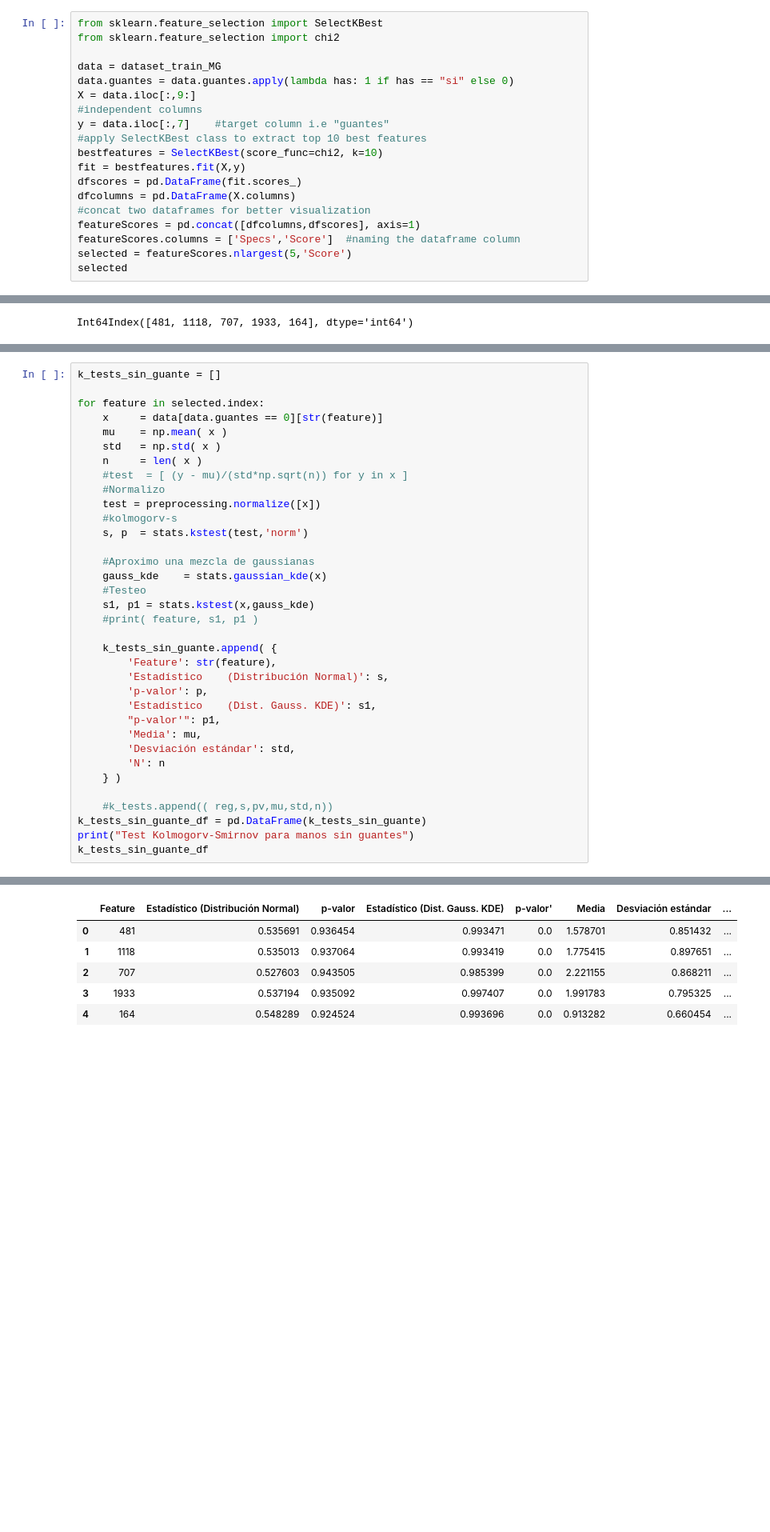
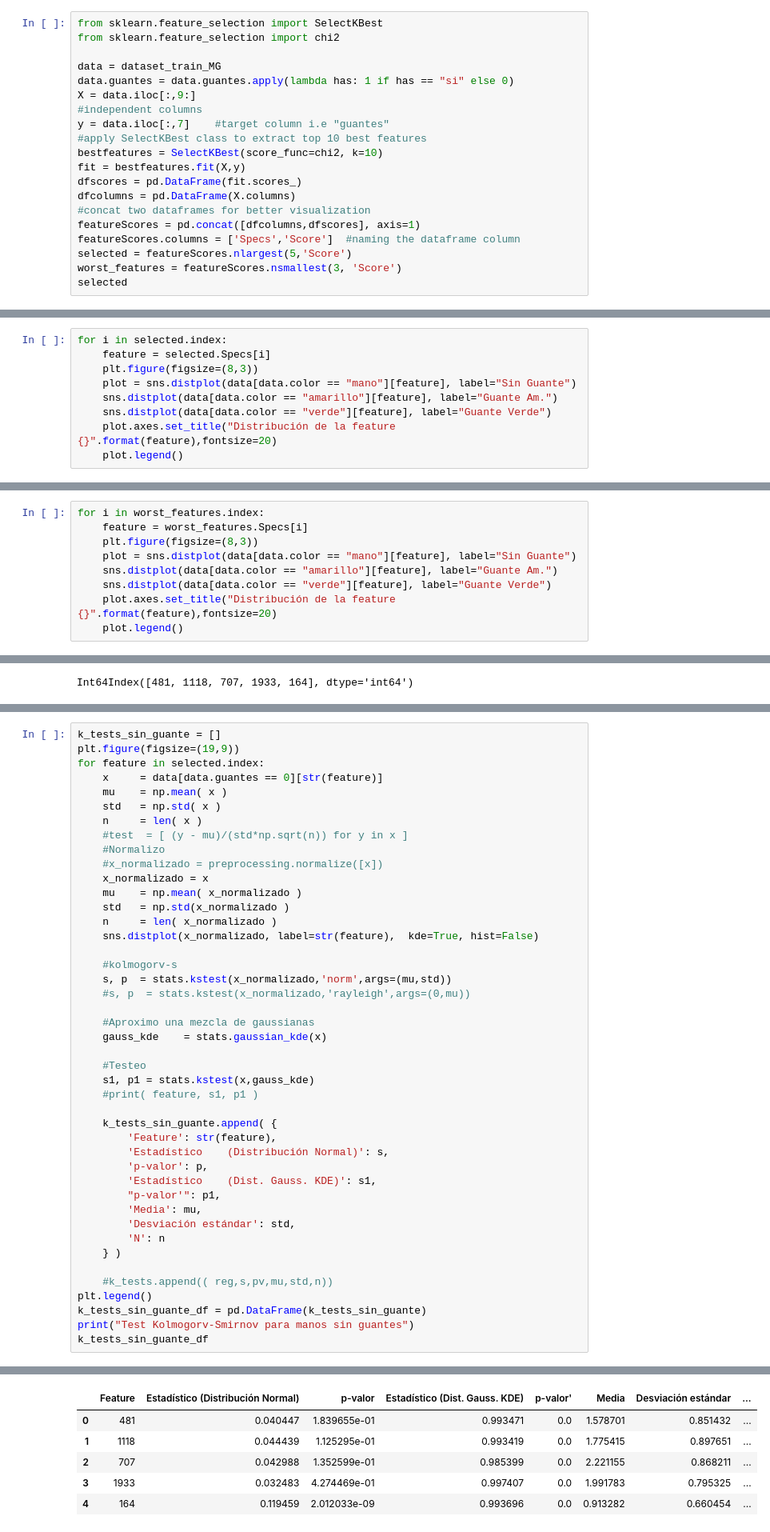
Before and after one commit to leorodriguez/mentoria-diplodatos-grupo2, a Jupyter notebook: mentoria_grupo2_entrega1.ipynb, the cells around one changed output, grey strips where cells are left out. Shown at 80% size. Drawn from its saved outputs; the diff is of its cells as text; blank space fills up the shorter version.

```diff
--- a/mentoria_grupo2_entrega1.ipynb
+++ b/mentoria_grupo2_entrega1.ipynb
@@ -177,6 +224,7 @@ dfcolumns = pd.DataFrame(X.columns)
 featureScores = pd.concat([dfcolumns,dfscores], axis=1)
 featureScores.columns = ['Specs','Score']  #naming the dataframe column
 selected = featureScores.nlargest(5,'Score')
+worst_features = featureScores.nsmallest(3, 'Score')
 selected
 # %% [output]
 |  | Specs | Score |
@@ -249,0 +298,9 @@ data[["filename"]].groupby(data.color).count()
+# %%
+for i in selected.index:
+    feature = selected.Specs[i]
+    plt.figure(figsize=(8,3))
+    plot = sns.distplot(data[data.color == "mano"][feature], label="Sin Guante")
+    sns.distplot(data[data.color == "amarillo"][feature], label="Guante Am.")
+    sns.distplot(data[data.color == "verde"][feature], label="Guante Verde")
+    plot.axes.set_title("Distribución de la feature {}".format(feature),fontsize=20)
+    plot.legend()
@@ -249,0 +315,9 @@ data[["filename"]].groupby(data.color).count()
+# %%
+for i in worst_features.index:
+    feature = worst_features.Specs[i]
+    plt.figure(figsize=(8,3))
+    plot = sns.distplot(data[data.color == "mano"][feature], label="Sin Guante")
+    sns.distplot(data[data.color == "amarillo"][feature], label="Guante Am.")
+    sns.distplot(data[data.color == "verde"][feature], label="Guante Verde")
+    plot.axes.set_title("Distribución de la feature {}".format(feature),fontsize=20)
+    plot.legend()
@@ -357,43 +437,52 @@ Int64Index([481, 1118, 707, 1933, 164], dtype='int64')
 # %%
 k_tests_sin_guante = []
-
+plt.figure(figsize=(19,9))
 for feature in selected.index:
     x     = data[data.guantes == 0][str(feature)]
     mu    = np.mean( x )
     std   = np.std( x )
     n     = len( x )
     #test  = [ (y - mu)/(std*np.sqrt(n)) for y in x ]
     #Normalizo
-    test = preprocessing.normalize([x])
+    #x_normalizado = preprocessing.normalize([x])
+    x_normalizado = x
+    mu    = np.mean( x_normalizado )
+    std   = np.std(x_normalizado )
+    n     = len( x_normalizado )
+    sns.distplot(x_normalizado, label=str(feature),  kde=True, hist=False)
+
     #kolmogorv-s
-    s, p  = stats.kstest(test,'norm')
+    s, p  = stats.kstest(x_normalizado,'norm',args=(mu,std))
+    #s, p  = stats.kstest(x_normalizado,'rayleigh',args=(0,mu))
 
     #Aproximo una mezcla de gaussianas
     gauss_kde    = stats.gaussian_kde(x)
+
     #Testeo
     s1, p1 = stats.kstest(x,gauss_kde)
     #print( feature, s1, p1 )
 
     k_tests_sin_guante.append( {
         'Feature': str(feature),
         'Estadístico    (Distribución Normal)': s,
         'p-valor': p,
         'Estadístico    (Dist. Gauss. KDE)': s1,
         "p-valor'": p1,
         'Media': mu,
         'Desviación estándar': std,
         'N': n
     } )
 
     #k_tests.append(( reg,s,pv,mu,std,n))
+plt.legend()
 k_tests_sin_guante_df = pd.DataFrame(k_tests_sin_guante)
 print("Test Kolmogorv-Smirnov para manos sin guantes")
 k_tests_sin_guante_df
 # %% [output]
 Test Kolmogorv-Smirnov para manos sin guantes
 |  | Feature | Estadístico (Distribución Normal) | p-valor | Estadístico (Dist. Gauss. KDE) | p-valor' | Media | Desviación estándar | ... |
-| 0 | 481 | 0.535691 | 0.936454 | 0.993471 | 0.0 | 1.578701 | 0.851432 | ... |
-| 1 | 1118 | 0.535013 | 0.937064 | 0.993419 | 0.0 | 1.775415 | 0.897651 | ... |
-| 2 | 707 | 0.527603 | 0.943505 | 0.985399 | 0.0 | 2.221155 | 0.868211 | ... |
-| 3 | 1933 | 0.537194 | 0.935092 | 0.997407 | 0.0 | 1.991783 | 0.795325 | ... |
-| 4 | 164 | 0.548289 | 0.924524 | 0.993696 | 0.0 | 0.913282 | 0.660454 | ... |
+| 0 | 481 | 0.040447 | 1.839655e-01 | 0.993471 | 0.0 | 1.578701 | 0.851432 | ... |
+| 1 | 1118 | 0.044439 | 1.125295e-01 | 0.993419 | 0.0 | 1.775415 | 0.897651 | ... |
+| 2 | 707 | 0.042988 | 1.352599e-01 | 0.985399 | 0.0 | 2.221155 | 0.868211 | ... |
+| 3 | 1933 | 0.032483 | 4.274469e-01 | 0.997407 | 0.0 | 1.991783 | 0.795325 | ... |
+| 4 | 164 | 0.119459 | 2.012033e-09 | 0.993696 | 0.0 | 0.913282 | 0.660454 | ... |
```
Also changed, not shown: parts of 36 cells of this notebook.
